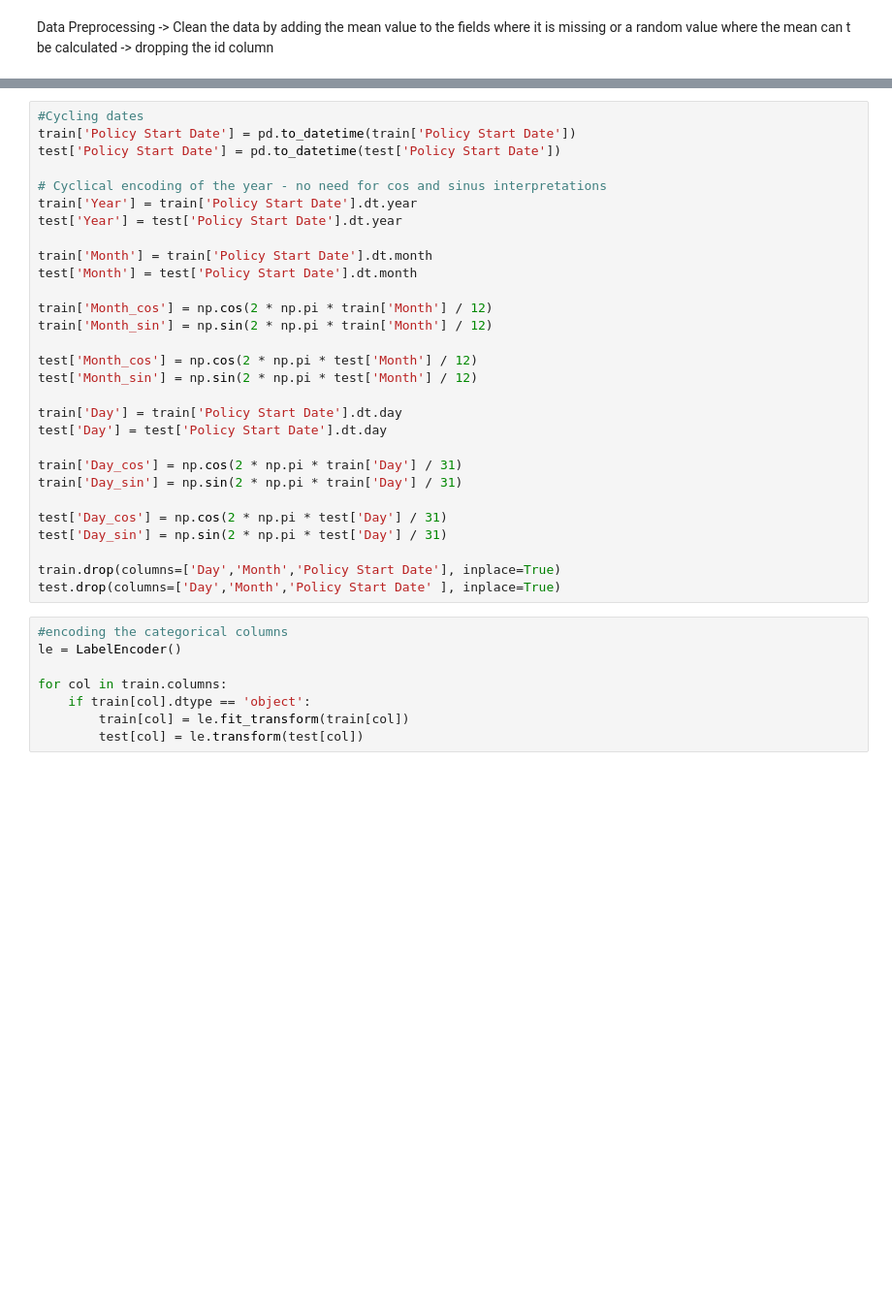
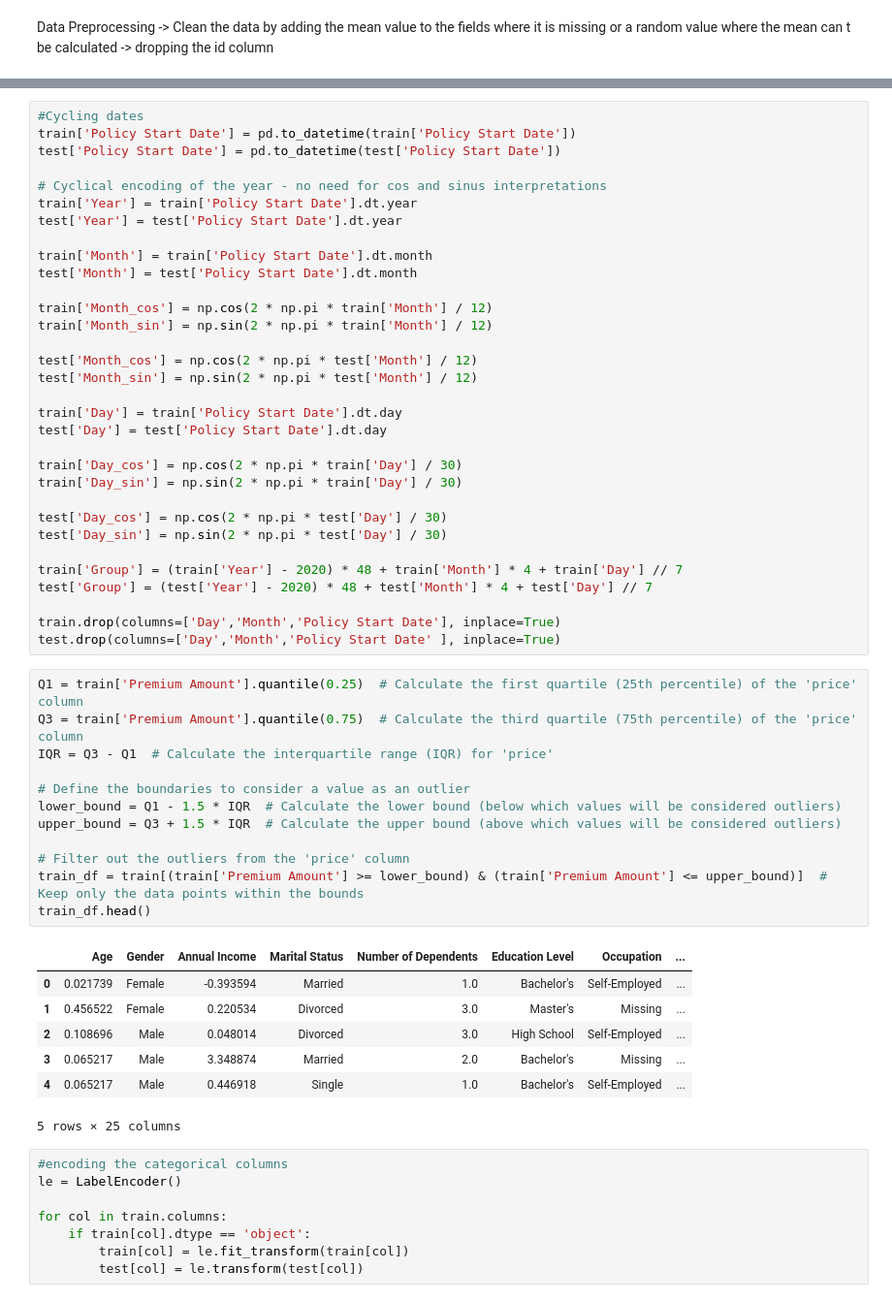
Before and after one commit to francesco481/predict-insurance, a Jupyter notebook: train_model.ipynb, the cells around one changed output, grey strips where cells are left out. Shown at 97% size. Cells and saved outputs as stored; diff of their text form; blank space fills up the shorter version.

```diff
--- a/train_model.ipynb
+++ b/train_model.ipynb
@@ -117,14 +173,37 @@ test['Month_sin'] = np.sin(2 * np.pi * test['Month'] / 12)
 train['Day'] = train['Policy Start Date'].dt.day
 test['Day'] = test['Policy Start Date'].dt.day
 
-train['Day_cos'] = np.cos(2 * np.pi * train['Day'] / 31)
-train['Day_sin'] = np.sin(2 * np.pi * train['Day'] / 31)
+train['Day_cos'] = np.cos(2 * np.pi * train['Day'] / 30)
+train['Day_sin'] = np.sin(2 * np.pi * train['Day'] / 30)
 
-test['Day_cos'] = np.cos(2 * np.pi * test['Day'] / 31)
-test['Day_sin'] = np.sin(2 * np.pi * test['Day'] / 31)
+test['Day_cos'] = np.cos(2 * np.pi * test['Day'] / 30)
+test['Day_sin'] = np.sin(2 * np.pi * test['Day'] / 30)
+
+train['Group'] = (train['Year'] - 2020) * 48 + train['Month'] * 4 + train['Day'] // 7
+test['Group'] = (test['Year'] - 2020) * 48 + test['Month'] * 4 + test['Day'] // 7
 
 train.drop(columns=['Day','Month','Policy Start Date'], inplace=True)
 test.drop(columns=['Day','Month','Policy Start Date' ], inplace=True)
+# %%
+Q1 = train['Premium Amount'].quantile(0.25)  # Calculate the first quartile (25th percentile) of the 'price' column
+Q3 = train['Premium Amount'].quantile(0.75)  # Calculate the third quartile (75th percentile) of the 'price' column
+IQR = Q3 - Q1  # Calculate the interquartile range (IQR) for 'price'
+
+# Define the boundaries to consider a value as an outlier
+lower_bound = Q1 - 1.5 * IQR  # Calculate the lower bound (below which values will be considered outliers)
+upper_bound = Q3 + 1.5 * IQR  # Calculate the upper bound (above which values will be considered outliers)
+
+# Filter out the outliers from the 'price' column
+train_df = train[(train['Premium Amount'] >= lower_bound) & (train['Premium Amount'] <= upper_bound)]  # Keep only the data points within the bounds
+train_df.head()
+# %% [output]
+|  | Age | Gender | Annual Income | Marital Status | Number of Dependents | Education Level | Occupation | ... |
+| 0 | 0.021739 | Female | -0.393594 | Married | 1.0 | Bachelor's | Self-Employed | ... |
+| 1 | 0.456522 | Female | 0.220534 | Divorced | 3.0 | Master's | Missing | ... |
+| 2 | 0.108696 | Male | 0.048014 | Divorced | 3.0 | High School | Self-Employed | ... |
+| 3 | 0.065217 | Male | 3.348874 | Married | 2.0 | Bachelor's | Missing | ... |
+| 4 | 0.065217 | Male | 0.446918 | Single | 1.0 | Bachelor's | Self-Employed | ... |
+5 rows × 25 columns
 # %%
 #encoding the categorical columns
 le = LabelEncoder()
```
Also changed, not shown: parts of 9 cells of this notebook.
